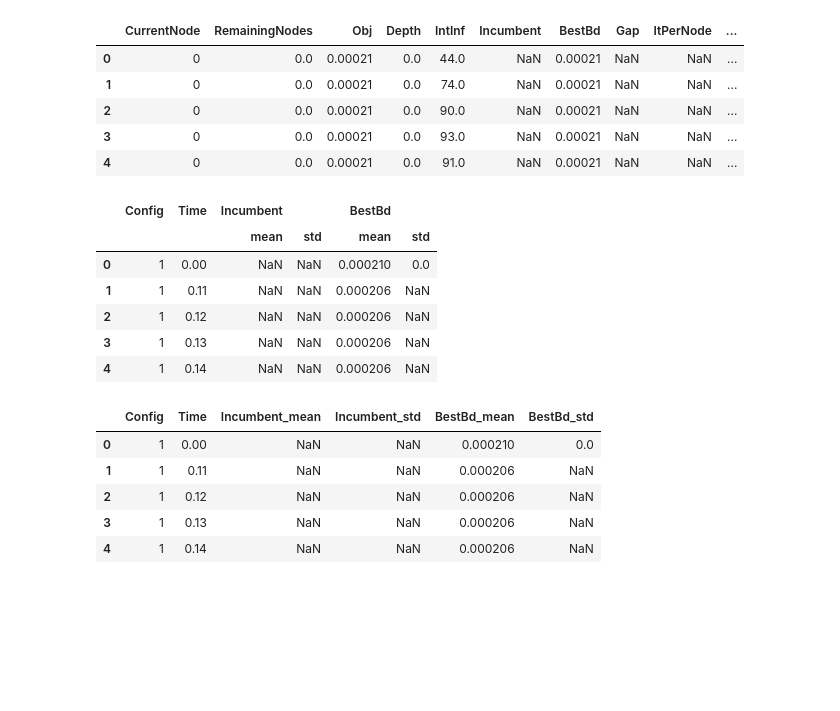
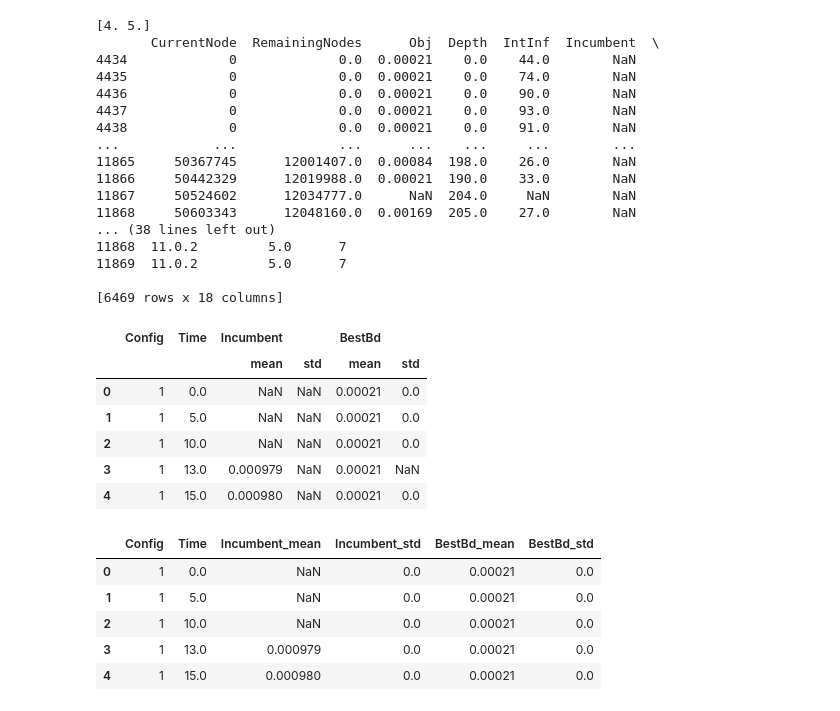
Before and after one commit to s-hallsworth/Transformer_Formulation, a Jupyter notebook: Case_Study_1/analyse_results.ipynb, the cells around one changed output. Saved outputs shown, nothing was run; the diff lists cells and outputs as text; code cells hidden in the pictures; blank space fills up the shorter version.

```diff
--- a/Case_Study_1/analyse_results.ipynb
+++ b/Case_Study_1/analyse_results.ipynb
@@ -43,13 +44,29 @@ nl.head()
 regex_pattern = r'_r(\d+)_c(\d+)\.log'
 nl[['Repetition', 'Config']] = nl['LogFilePath'].str.extract(regex_pattern)
 nl.head()
+
+nl['Repetition'] = pd.to_numeric(nl['Repetition'])
+nl = nl[nl['Repetition'] > 3]
+print(nl['Repetition'].unique())
+print(nl)
 # %% [output]
-|  | CurrentNode | RemainingNodes | Obj | Depth | IntInf | Incumbent | BestBd | Gap | ItPerNode | ... |
-| 0 | 0 | 0.0 | 0.00021 | 0.0 | 44.0 | NaN | 0.00021 | NaN | NaN | ... |
-| 1 | 0 | 0.0 | 0.00021 | 0.0 | 74.0 | NaN | 0.00021 | NaN | NaN | ... |
-| 2 | 0 | 0.0 | 0.00021 | 0.0 | 90.0 | NaN | 0.00021 | NaN | NaN | ... |
-| 3 | 0 | 0.0 | 0.00021 | 0.0 | 93.0 | NaN | 0.00021 | NaN | NaN | ... |
-| 4 | 0 | 0.0 | 0.00021 | 0.0 | 91.0 | NaN | 0.00021 | NaN | NaN | ... |
+[4. 5.]
+       CurrentNode  RemainingNodes      Obj  Depth  IntInf  Incumbent  \
+4434             0             0.0  0.00021    0.0    44.0        NaN
+4435             0             0.0  0.00021    0.0    74.0        NaN
+4436             0             0.0  0.00021    0.0    90.0        NaN
+4437             0             0.0  0.00021    0.0    93.0        NaN
+4438             0             0.0  0.00021    0.0    91.0        NaN
+...            ...             ...      ...    ...     ...        ...
+11865     50367745      12001407.0  0.00084  198.0    26.0        NaN
+11866     50442329      12019988.0  0.00021  190.0    33.0        NaN
+11867     50524602      12034777.0      NaN  204.0     NaN        NaN
+11868     50603343      12048160.0  0.00169  205.0    27.0        NaN
+... (38 lines left out)
+11868  11.0.2         5.0      7
+11869  11.0.2         5.0      7
+
+[6469 rows x 18 columns]
 # %%
 grouped_nl = nl.groupby(['Config', 'Time']).agg({
     'Incumbent': ['mean', 'std'],
@@ -61,18 +78,20 @@ grouped_nl.head()
 # %% [output]
 |  | Config | Time | Incumbent |  | BestBd |  |
 |  |  |  | mean | std | mean | std |
-| 0 | 1 | 0.00 | NaN | NaN | 0.000210 | 0.0 |
-| 1 | 1 | 0.11 | NaN | NaN | 0.000206 | NaN |
-| 2 | 1 | 0.12 | NaN | NaN | 0.000206 | NaN |
-| 3 | 1 | 0.13 | NaN | NaN | 0.000206 | NaN |
-| 4 | 1 | 0.14 | NaN | NaN | 0.000206 | NaN |
+| 0 | 1 | 0.0 | NaN | NaN | 0.00021 | 0.0 |
+| 1 | 1 | 5.0 | NaN | NaN | 0.00021 | 0.0 |
+| 2 | 1 | 10.0 | NaN | NaN | 0.00021 | 0.0 |
+| 3 | 1 | 13.0 | 0.000979 | NaN | 0.00021 | NaN |
+| 4 | 1 | 15.0 | 0.000980 | NaN | 0.00021 | 0.0 |
 # %%
 grouped_nl.columns = ['Config', 'Time', 'Incumbent_mean', 'Incumbent_std', 'BestBd_mean', 'BestBd_std']
+grouped_nl["Incumbent_std"] = grouped_nl["Incumbent_std"].fillna(0)
+grouped_nl["BestBd_std"] = grouped_nl["BestBd_std"].fillna(0)
 grouped_nl.head()
 # %% [output]
 |  | Config | Time | Incumbent_mean | Incumbent_std | BestBd_mean | BestBd_std |
-| 0 | 1 | 0.00 | NaN | NaN | 0.000210 | 0.0 |
-| 1 | 1 | 0.11 | NaN | NaN | 0.000206 | NaN |
-| 2 | 1 | 0.12 | NaN | NaN | 0.000206 | NaN |
-| 3 | 1 | 0.13 | NaN | NaN | 0.000206 | NaN |
-| 4 | 1 | 0.14 | NaN | NaN | 0.000206 | NaN |
+| 0 | 1 | 0.0 | NaN | 0.0 | 0.00021 | 0.0 |
+| 1 | 1 | 5.0 | NaN | 0.0 | 0.00021 | 0.0 |
+| 2 | 1 | 10.0 | NaN | 0.0 | 0.00021 | 0.0 |
+| 3 | 1 | 13.0 | 0.000979 | 0.0 | 0.00021 | 0.0 |
+| 4 | 1 | 15.0 | 0.000980 | 0.0 | 0.00021 | 0.0 |
```
Also changed, not shown: parts of 6 cells of this notebook, 3 other files.
